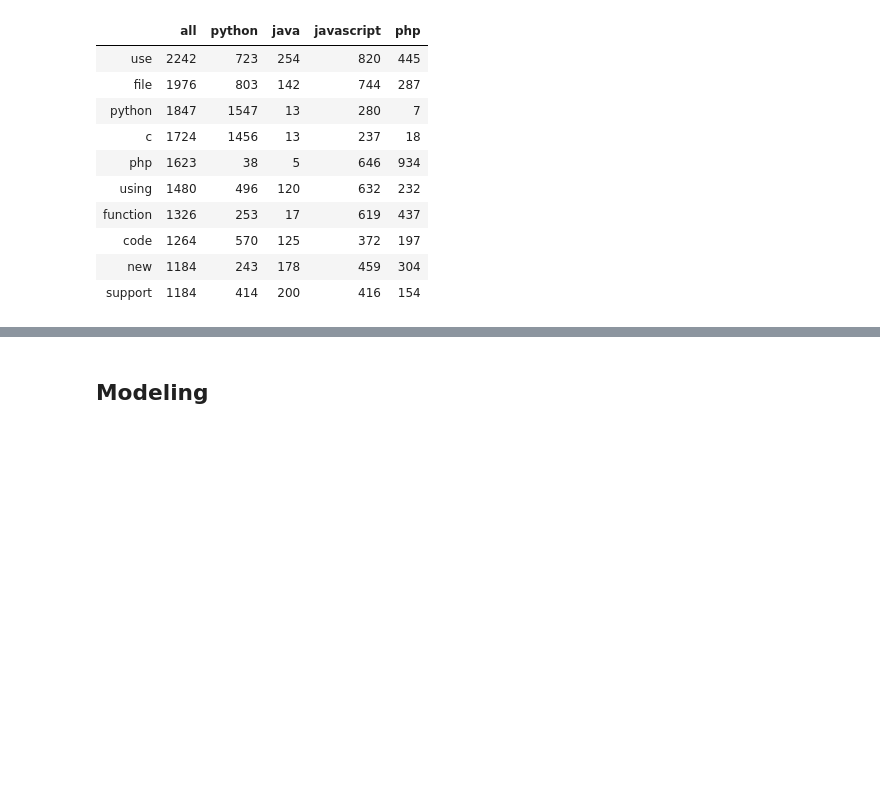
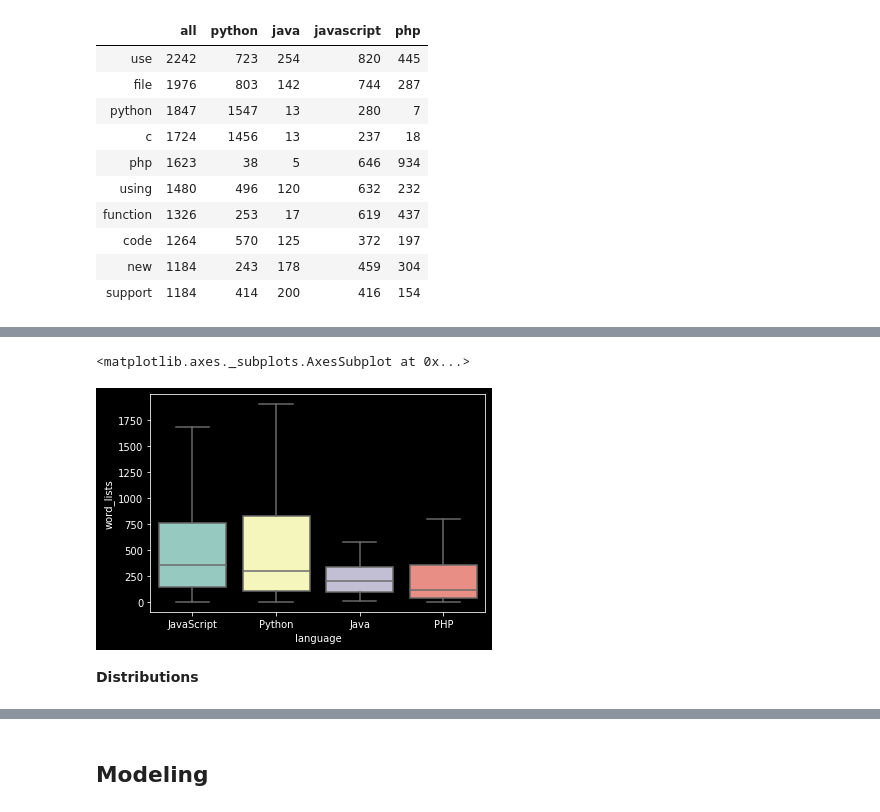
Before and after one commit to ScrapeLife/Scrapelife, a Jupyter notebook: pipeline.ipynb, the cells around one changed output, grey strips where cells are left out. Saved outputs shown, nothing was run; the diff lists cells and outputs as text; code cells hidden in the pictures; blank space fills up the shorter version.

```diff
--- a/pipeline.ipynb
+++ b/pipeline.ipynb
@@ -105,0 +137,9 @@ most_common_words
+# %%
+df['data_lengths'] = df.clean_contents.apply(len)
+# %%
+sns.boxplot(data=df, y = df.word_lists.apply(len), x = 'language', showfliers = False)
+# %% [output]
+<matplotlib.axes._subplots.AxesSubplot at 0x...>
+[figure, added]
+# %% [markdown]
+**Distributions**
```
Also changed, not shown: parts of 9 cells of this notebook.
